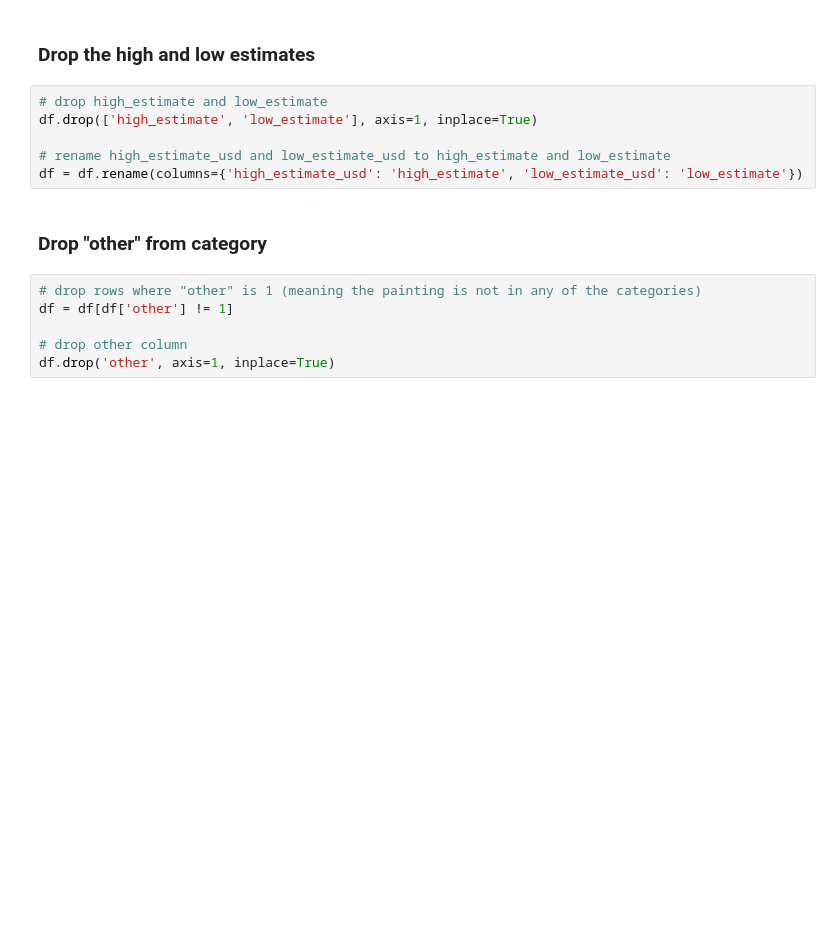
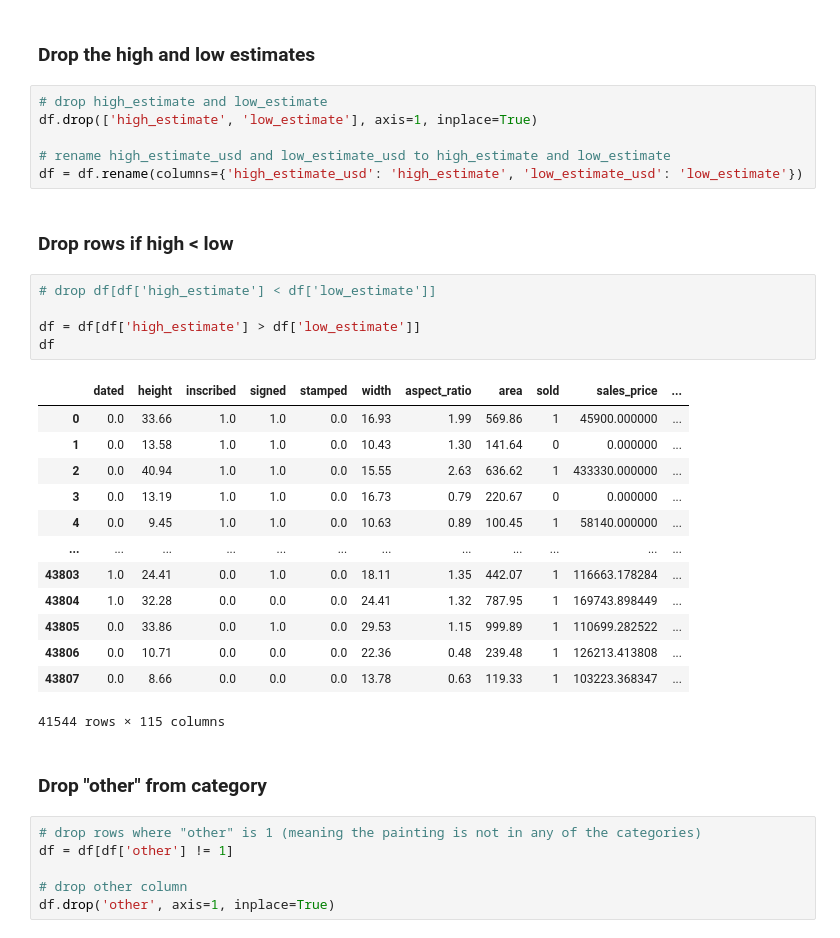
Before and after one commit to alexandreberkovic/Art-Auction-Prediction, a Jupyter notebook: Cleaning/Cleaning_Clustering.ipynb, the cells around one changed output. Drawn from its saved outputs; the diff is of its cells as text; blank space fills up the shorter version.

Commit message:
removed high<low

```diff
--- a/Cleaning/Cleaning_Clustering.ipynb
+++ b/Cleaning/Cleaning_Clustering.ipynb
@@ -378,6 +364,27 @@ df.drop(['high_estimate', 'low_estimate'], axis=1, inplace=True)
 
 # rename high_estimate_usd and low_estimate_usd to high_estimate and low_estimate
 df = df.rename(columns={'high_estimate_usd': 'high_estimate', 'low_estimate_usd': 'low_estimate'})
+# %% [markdown]
+### Drop rows if high < low
+# %%
+# drop df[df['high_estimate'] < df['low_estimate']]
+
+df = df[df['high_estimate'] > df['low_estimate']]
+df
+# %% [output]
+|  | dated | height | inscribed | signed | stamped | width | aspect_ratio | area | sold | sales_price | ... |
+| 0 | 0.0 | 33.66 | 1.0 | 1.0 | 0.0 | 16.93 | 1.99 | 569.86 | 1 | 45900.000000 | ... |
+| 1 | 0.0 | 13.58 | 1.0 | 1.0 | 0.0 | 10.43 | 1.30 | 141.64 | 0 | 0.000000 | ... |
+| 2 | 0.0 | 40.94 | 1.0 | 1.0 | 0.0 | 15.55 | 2.63 | 636.62 | 1 | 433330.000000 | ... |
+| 3 | 0.0 | 13.19 | 1.0 | 1.0 | 0.0 | 16.73 | 0.79 | 220.67 | 0 | 0.000000 | ... |
+| 4 | 0.0 | 9.45 | 1.0 | 1.0 | 0.0 | 10.63 | 0.89 | 100.45 | 1 | 58140.000000 | ... |
+| ... | ... | ... | ... | ... | ... | ... | ... | ... | ... | ... | ... |
+| 43803 | 1.0 | 24.41 | 0.0 | 1.0 | 0.0 | 18.11 | 1.35 | 442.07 | 1 | 116663.178284 | ... |
+| 43804 | 1.0 | 32.28 | 0.0 | 0.0 | 0.0 | 24.41 | 1.32 | 787.95 | 1 | 169743.898449 | ... |
+| 43805 | 0.0 | 33.86 | 0.0 | 1.0 | 0.0 | 29.53 | 1.15 | 999.89 | 1 | 110699.282522 | ... |
+| 43806 | 0.0 | 10.71 | 0.0 | 0.0 | 0.0 | 22.36 | 0.48 | 239.48 | 1 | 126213.413808 | ... |
+| 43807 | 0.0 | 8.66 | 0.0 | 0.0 | 0.0 | 13.78 | 0.63 | 119.33 | 1 | 103223.368347 | ... |
+41544 rows × 115 columns
 # %% [markdown]
 ### Drop "other" from category
 # %%
```
Also changed, not shown: parts of 4 cells of this notebook, 2 other files.
